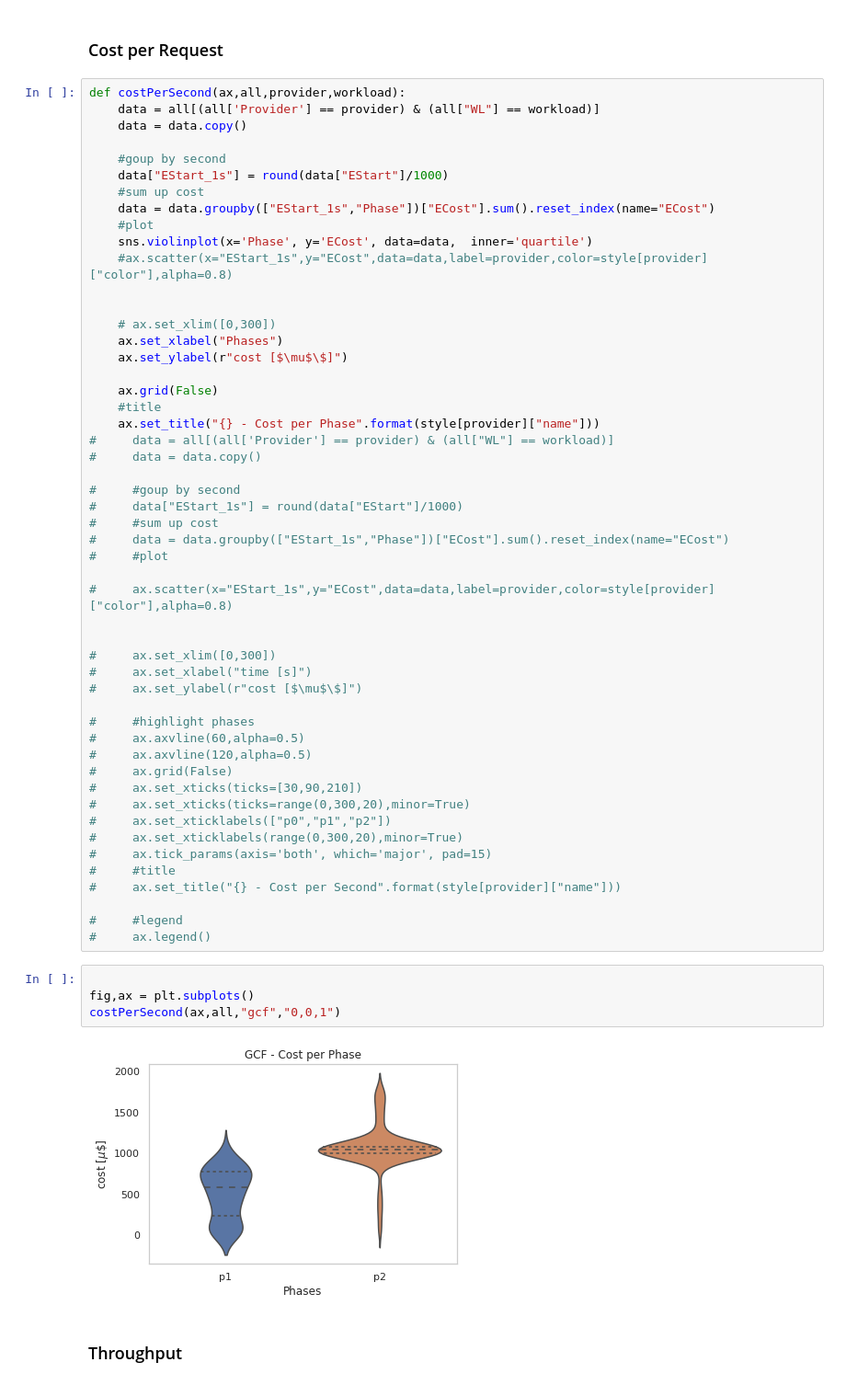
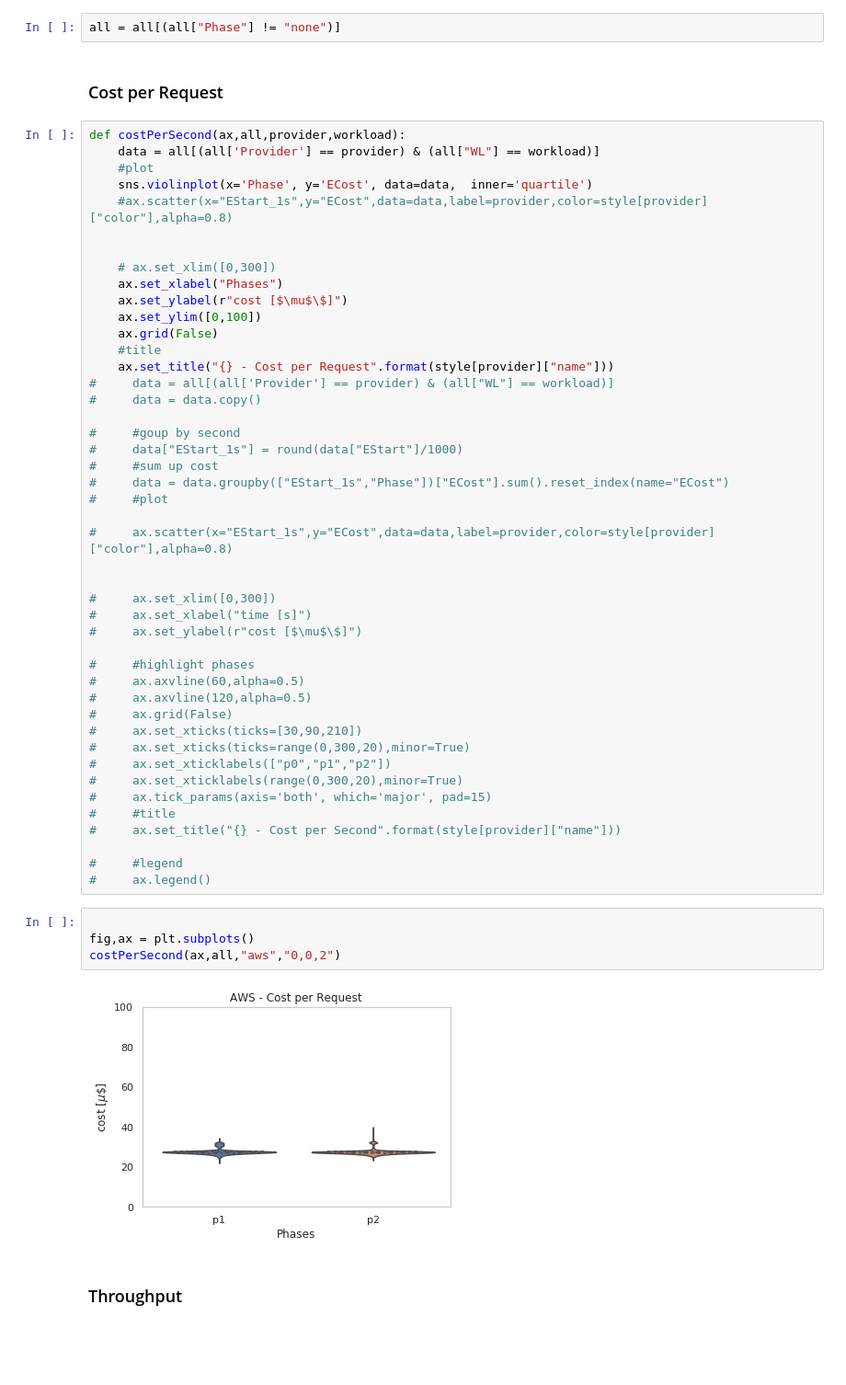
Before and after one commit to tawalaya/FaaSElasticityEngineering, a Jupyter notebook: SW-Analysis.ipynb, the cells around one changed output. Shown at 92% size. Saved outputs shown, nothing was run; the diff lists cells and outputs as text; blank space fills up the shorter version.

```diff
--- a/SW-Analysis.ipynb
+++ b/SW-Analysis.ipynb
@@ -46,17 +46,13 @@ style = {
         "color":palette[3]
     },
 }
+# %%
+all = all[(all["Phase"] != "none")]
 # %% [markdown]
 ### Cost per Request
 # %%
 def costPerSecond(ax,all,provider,workload):
     data = all[(all['Provider'] == provider) & (all["WL"] == workload)]
-    data = data.copy()
-
-    #goup by second
-    data["EStart_1s"] = round(data["EStart"]/1000)
-    #sum up cost
-    data = data.groupby(["EStart_1s","Phase"])["ECost"].sum().reset_index(name="ECost")
     #plot
     sns.violinplot(x='Phase', y='ECost', data=data,  inner='quartile')
     #ax.scatter(x="EStart_1s",y="ECost",data=data,label=provider,color=style[provider]["color"],alpha=0.8)
@@ -65,10 +61,10 @@ def costPerSecond(ax,all,provider,workload):
     # ax.set_xlim([0,300])
     ax.set_xlabel("Phases")
     ax.set_ylabel(r"cost [$\mu$\$]")
-
+    ax.set_ylim([0,100])
     ax.grid(False)
     #title
-    ax.set_title("{} - Cost per Phase".format(style[provider]["name"]))
+    ax.set_title("{} - Cost per Request".format(style[provider]["name"]))
 #     data = all[(all['Provider'] == provider) & (all["WL"] == workload)]
 #     data = data.copy()
 
@@ -102,8 +98,8 @@ def costPerSecond(ax,all,provider,workload):
 # %%
 
 fig,ax = plt.subplots()
-costPerSecond(ax,all,"gcf","0,0,1")
+costPerSecond(ax,all,"aws","0,0,2")
 # %% [output]
-[figure, old version]
+[figure, new version]
 # %% [markdown]
 ### Throughput
```
Also changed, not shown: parts of 7 cells of this notebook, 1 other file.
